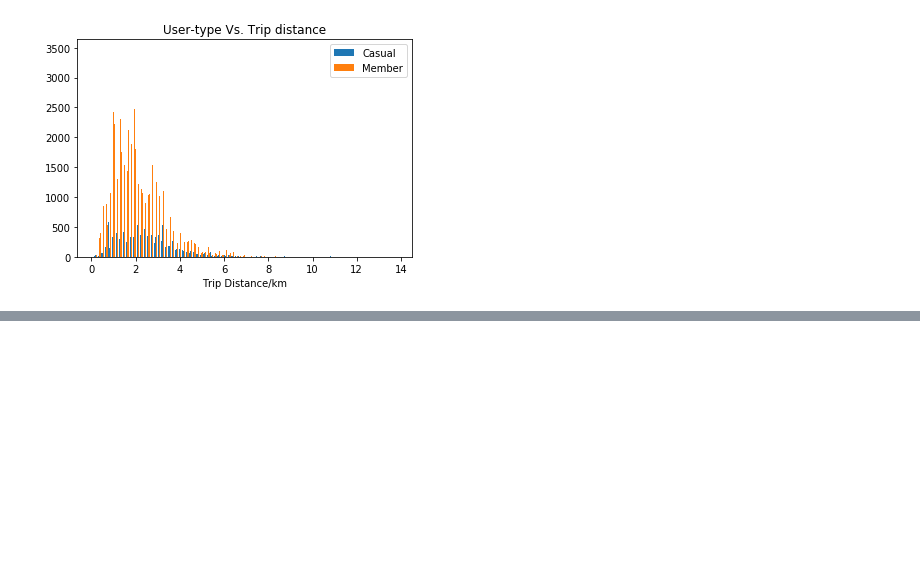
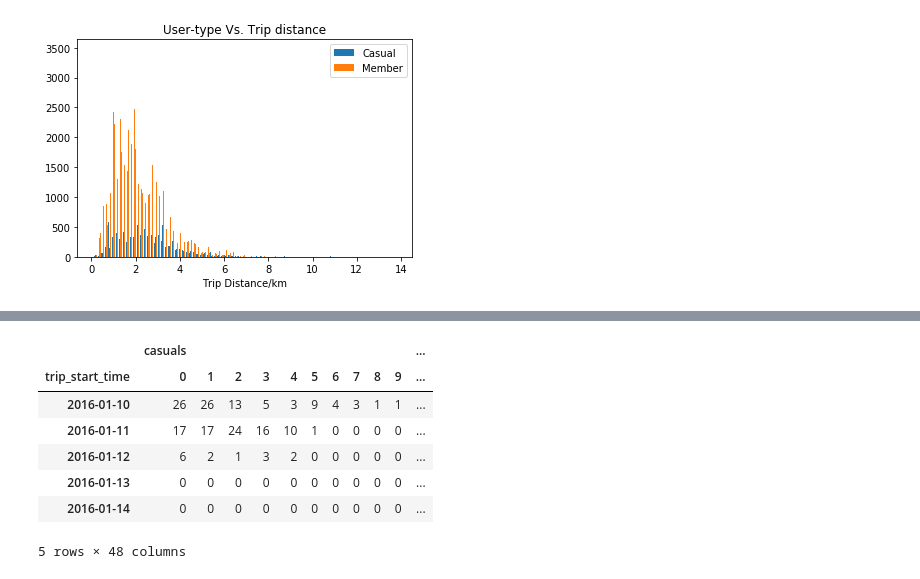
Before and after one commit to simonZhou-git/Toronto-Bikeshare-Analysis, a Jupyter notebook: Toronto_Bike_Share.ipynb, the cells around one changed output, grey strips where cells are left out. Drawn from its saved outputs; the diff is of its cells as text; code cells hidden in the pictures; blank space fills up the shorter version.

```diff
--- a/Toronto_Bike_Share.ipynb
+++ b/Toronto_Bike_Share.ipynb
@@ -587,0 +612,3 @@ plt.show()
+# %%
+hourly_casual = new_bikeshare[new_bikeshare['user_type']=='Casual'].groupby(pd.Grouper(key='trip_start_time',freq='h'))['user_type'].count()
+hourly_casual
@@ -587,0 +633,2 @@ plt.show()
+# %%
+hourly_member = new_bikeshare[new_bikeshare['user_type']=='Member'].groupby(pd.Grouper(key='trip_start_time',freq='h'))['user_type'].count()
@@ -587,0 +655,7 @@ plt.show()
+# %%
+hourly = pd.DataFrame(pd.date_range(start='1/10/2016',end='12/31/2016',freq='h',closed='left'))
+hourly = pd.merge(hourly,pd.DataFrame(hourly_casual), how ='outer',left_on=0,right_on='trip_start_time' )
+hourly = pd.merge(hourly,pd.DataFrame(hourly_member), how ='outer',left_on=0,right_on='trip_start_time' )
+hourly.columns=['trip_start_time','casuals','members']
+hourly.set_index('trip_start_time',inplace=True)
+hourly.fillna(0,inplace=True)
@@ -587,0 +694,13 @@ plt.show()
+# %%
+hourly_pivot = hourly.pivot_table(['casuals','members'],index=hourly.index.date,columns=hourly.index.hour,fill_value=0)
+hourly_pivot = hourly.pivot_table(index=hourly.index.date,columns=hourly.index.hour,fill_value=0)
+hourly_pivot.head()
+# %% [output]
+|  | casuals |  |  |  |  |  |  |  |  |  | ... |
+| trip_start_time | 0 | 1 | 2 | 3 | 4 | 5 | 6 | 7 | 8 | 9 | ... |
+| 2016-01-10 | 26 | 26 | 13 | 5 | 3 | 9 | 4 | 3 | 1 | 1 | ... |
+| 2016-01-11 | 17 | 17 | 24 | 16 | 10 | 1 | 0 | 0 | 0 | 0 | ... |
+| 2016-01-12 | 6 | 2 | 1 | 3 | 2 | 0 | 0 | 0 | 0 | 0 | ... |
+| 2016-01-13 | 0 | 0 | 0 | 0 | 0 | 0 | 0 | 0 | 0 | 0 | ... |
+| 2016-01-14 | 0 | 0 | 0 | 0 | 0 | 0 | 0 | 0 | 0 | 0 | ... |
+5 rows × 48 columns
```
Also changed, not shown: parts of 18 cells of this notebook.
